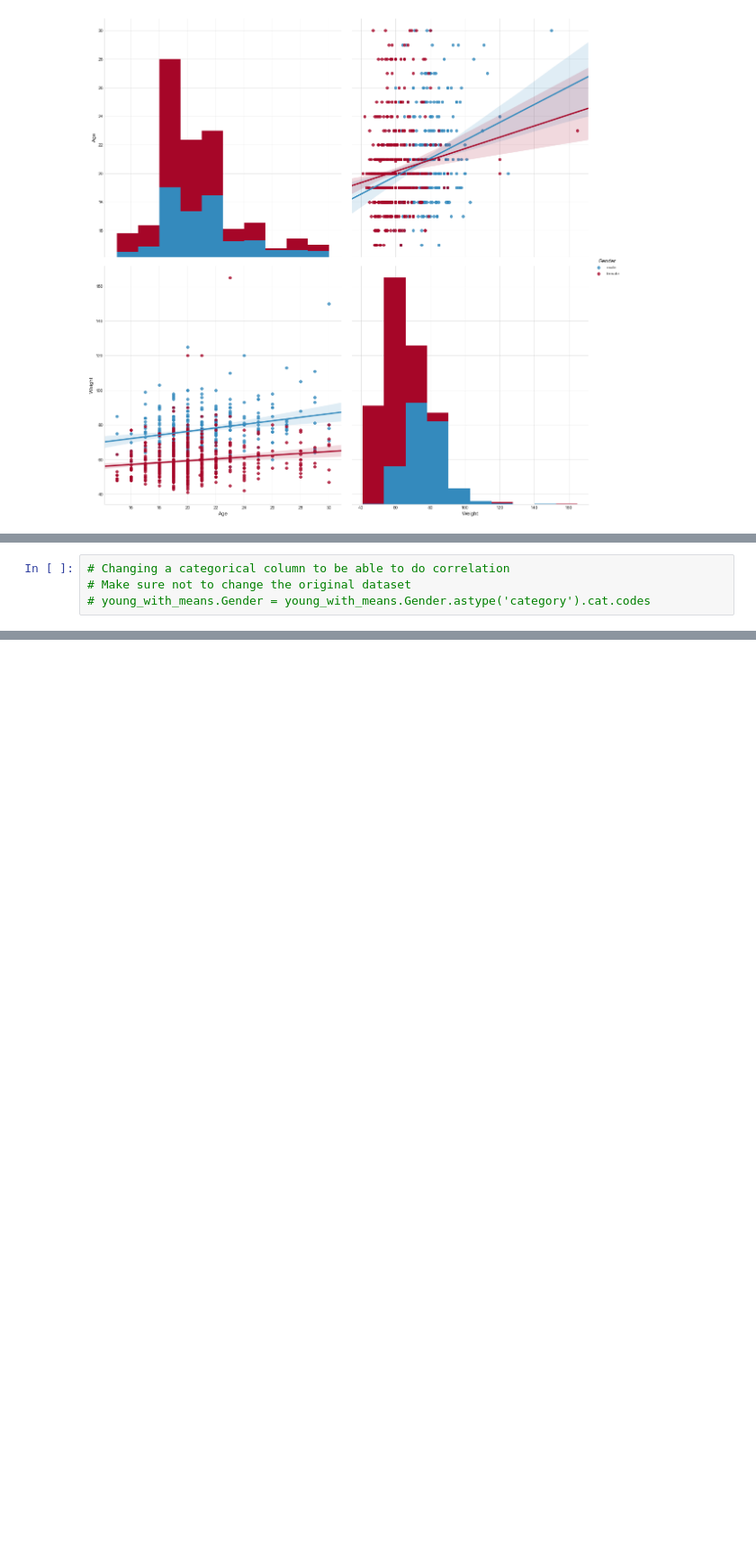
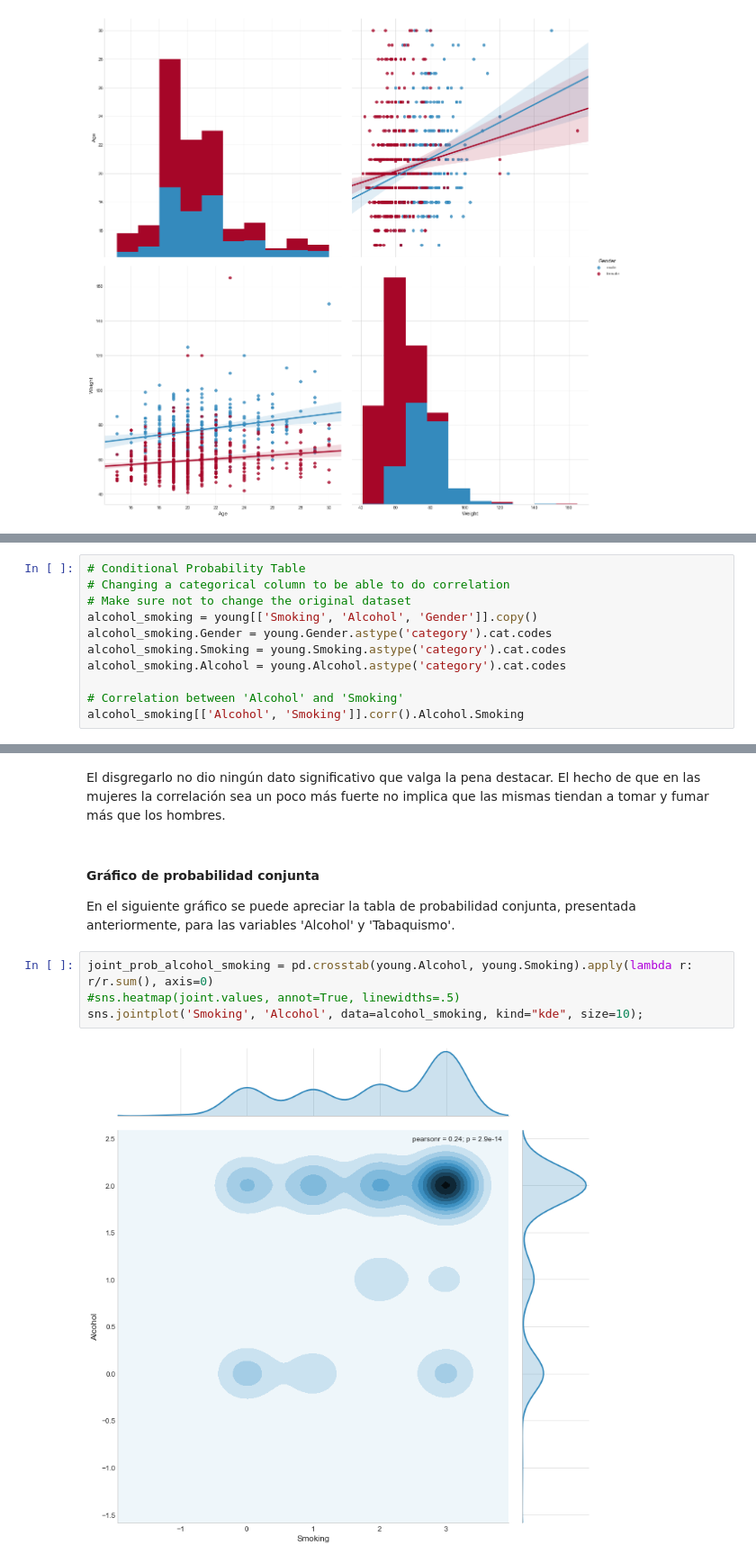
Before and after one commit to rodricarranza/DiploDatos, a Jupyter notebook: analysis_and_visualization/lab1/lab1.ipynb, the cells around one changed output, grey strips where cells are left out. Shown: that part at 90% size. Drawn from its saved outputs; the diff is of its cells as text; blank space fills up the shorter version.

Commit message:
Add Smoking and Alcohol joint probability graph and analysis

```diff
--- a/analysis_and_visualization/lab1/lab1.ipynb
+++ b/analysis_and_visualization/lab1/lab1.ipynb
@@ -453,4 +465,11 @@ pd.crosstab(young.Alcohol, young.Smoking).apply(lambda r: r/r.sum(), axis=0)
 # %%
+# Conditional Probability Table
 # Changing a categorical column to be able to do correlation
 # Make sure not to change the original dataset
-# young_with_means.Gender = young_with_means.Gender.astype('category').cat.codes
+alcohol_smoking = young[['Smoking', 'Alcohol', 'Gender']].copy()
+alcohol_smoking.Gender = young.Gender.astype('category').cat.codes
+alcohol_smoking.Smoking = young.Smoking.astype('category').cat.codes
+alcohol_smoking.Alcohol = young.Alcohol.astype('category').cat.codes
+
+# Correlation between 'Alcohol' and 'Smoking'
+alcohol_smoking[['Alcohol', 'Smoking']].corr().Alcohol.Smoking
@@ -456,0 +492,12 @@ pd.crosstab(young.Alcohol, young.Smoking).apply(lambda r: r/r.sum(), axis=0)
+# %% [markdown]
+El disgregarlo no dio ningún dato significativo que valga la pena destacar. El hecho de que en las mujeres la correlación sea un poco más fuerte no implica que las mismas tiendan a tomar y fumar más que los hombres.
+# %% [markdown]
+#### Gráfico de probabilidad conjunta
+
+En el siguiente gráfico se puede apreciar la tabla de probabilidad conjunta, presentada anteriormente, para las variables 'Alcohol' y 'Tabaquismo'.
+# %%
+joint_prob_alcohol_smoking = pd.crosstab(young.Alcohol, young.Smoking).apply(lambda r: r/r.sum(), axis=0)
+#sns.heatmap(joint.values, annot=True, linewidths=.5)
+sns.jointplot('Smoking', 'Alcohol', data=alcohol_smoking, kind="kde", size=10);
+# %% [output]
+[figure, added]
```
Also changed, not shown: parts of 9 cells of this notebook.
